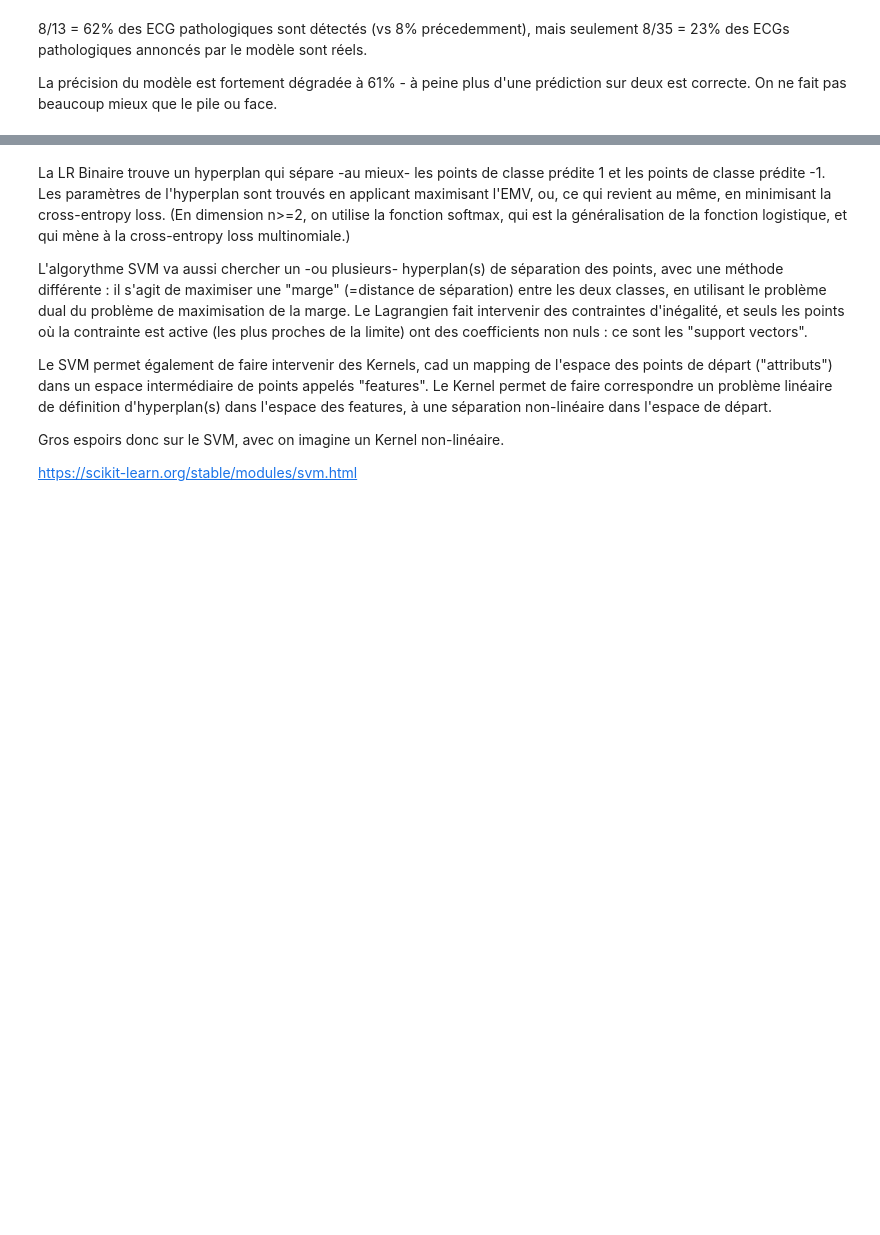
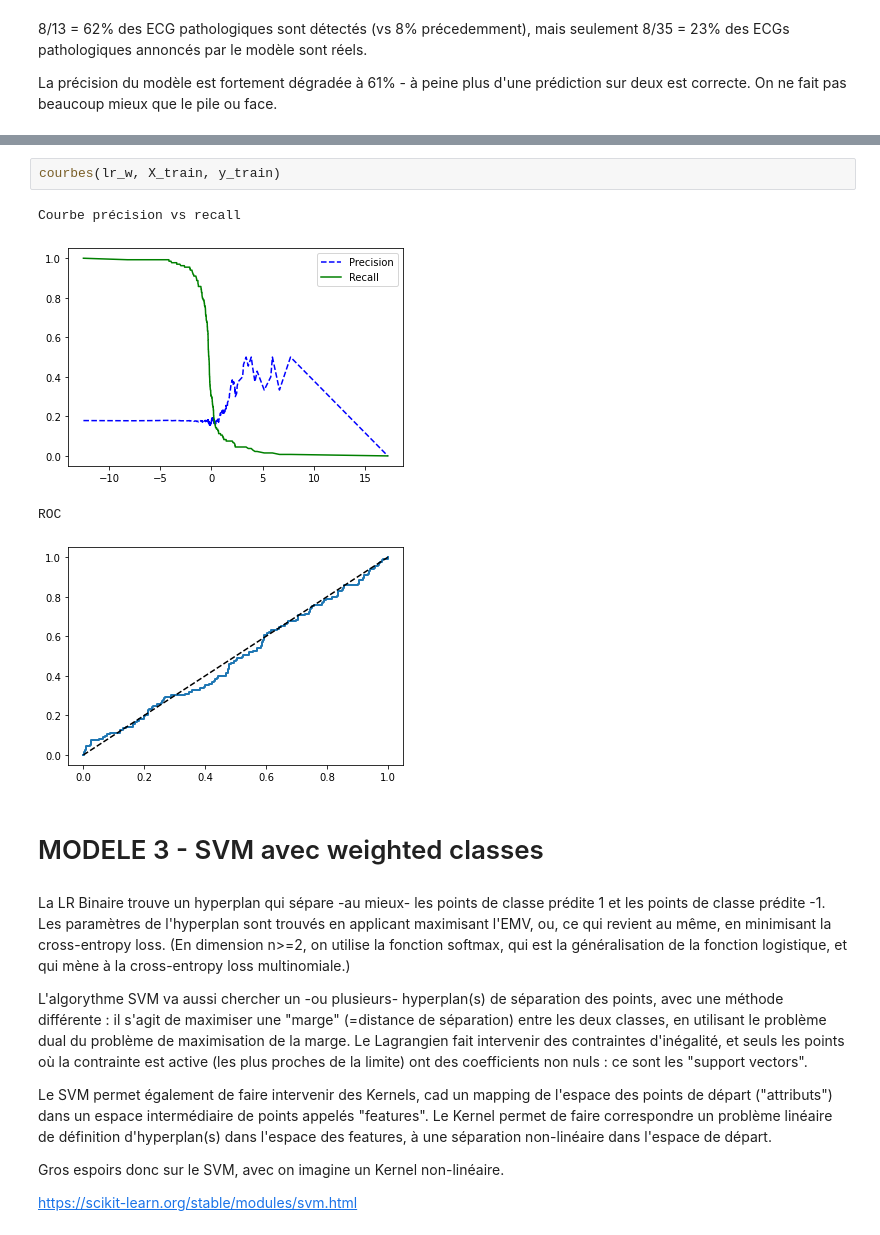
Before and after one commit to BenjaminDeporte/Projet_ECG_LogisticRegression, a Jupyter notebook: Projet_RL_ECG.ipynb, the cells around one changed output, grey strips where cells are left out. Cells and saved outputs as stored; diff of their text form; blank space fills up the shorter version.

```diff
--- a/Projet_RL_ECG.ipynb
+++ b/Projet_RL_ECG.ipynb
@@ -362,3 +425,12 @@ La précision du modèle est fortement dégradée à 61% - à peine plus d'une p
+# %%
+courbes(lr_w, X_train, y_train)
+# %% [output]
+Courbe précision vs recall
+[figure, added]
+ROC
+[figure, added]
+# %% [markdown]
+# MODELE 3 - SVM avec weighted classes
 # %% [markdown]
 La LR Binaire trouve un hyperplan qui sépare -au mieux- les points de classe prédite 1 et les points de classe prédite -1. Les paramètres de l'hyperplan sont trouvés en applicant maximisant l'EMV, ou, ce qui revient au même, en minimisant la cross-entropy loss. (En dimension n>=2, on utilise la fonction softmax, qui est la généralisation de la fonction logistique, et qui mène à la cross-entropy loss multinomiale.)
 
```
Also changed, not shown: parts of 57 cells of this notebook.
